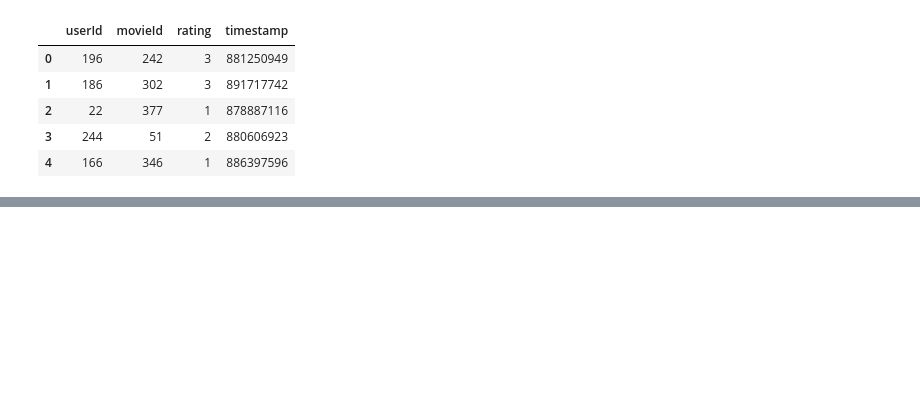
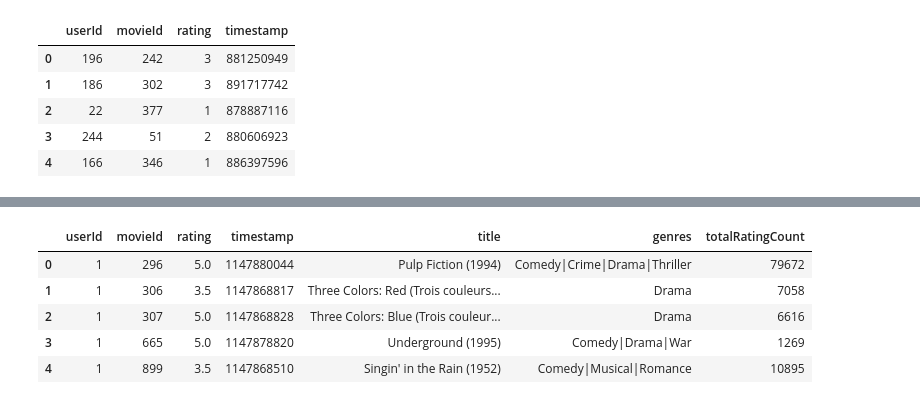
Before and after one commit to skanderkaroui/collaborative_filtering_movie_recommendation, a Jupyter notebook: item_based_recommendation_system.ipynb, the cells around one changed output, grey strips where cells are left out. Cells and saved outputs as stored; diff of their text form; code cells hidden in the pictures; blank space fills up the shorter version.

```diff
--- a/item_based_recommendation_system.ipynb
+++ b/item_based_recommendation_system.ipynb
@@ -16,3 +15,20 @@ ratings.head()
 | 2 | 22 | 377 | 1 | 878887116 |
 | 3 | 244 | 51 | 2 | 880606923 |
 | 4 | 166 | 346 | 1 | 886397596 |
+# %%
+import pandas as pd
+
+ratings_df = pd.read_csv('ml-25m/ratings.csv')
+movies_df = pd.read_csv('ml-25m/movies.csv')
+
+movies_ratings_df = pd.merge(ratings_df, movies_df, on="movieId")
+# %%
+combine_movie_rating = movies_ratings_df.dropna(axis = 0, subset = ['title'])
+movie_ratingCount = (combine_movie_rating.
+     groupby(by = ['title'])['rating'].
+     count().
+     reset_index().
+     rename(columns = {'rating': 'totalRatingCount'})
+     [['title', 'totalRatingCount']]
+    )
+movie_ratingCount.head()
@@ -18,0 +42,10 @@ ratings.head()
+# %%
+rating_with_totalRatingCount = combine_movie_rating.merge(movie_ratingCount, left_on = 'title', right_on = 'title', how = 'left')
+rating_with_totalRatingCount.head()
+# %% [output]
+|  | userId | movieId | rating | timestamp | title | genres | totalRatingCount |
+| 0 | 1 | 296 | 5.0 | 1147880044 | Pulp Fiction (1994) | Comedy|Crime|Drama|Thriller | 79672 |
+| 1 | 1 | 306 | 3.5 | 1147868817 | Three Colors: Red (Trois couleurs... | Drama | 7058 |
+| 2 | 1 | 307 | 5.0 | 1147868828 | Three Colors: Blue (Trois couleur... | Drama | 6616 |
+| 3 | 1 | 665 | 5.0 | 1147878820 | Underground (1995) | Comedy|Drama|War | 1269 |
+| 4 | 1 | 899 | 3.5 | 1147868510 | Singin' in the Rain (1952) | Comedy|Musical|Romance | 10895 |
```
Also changed, not shown: parts of 12 cells of this notebook, 1 other file.
